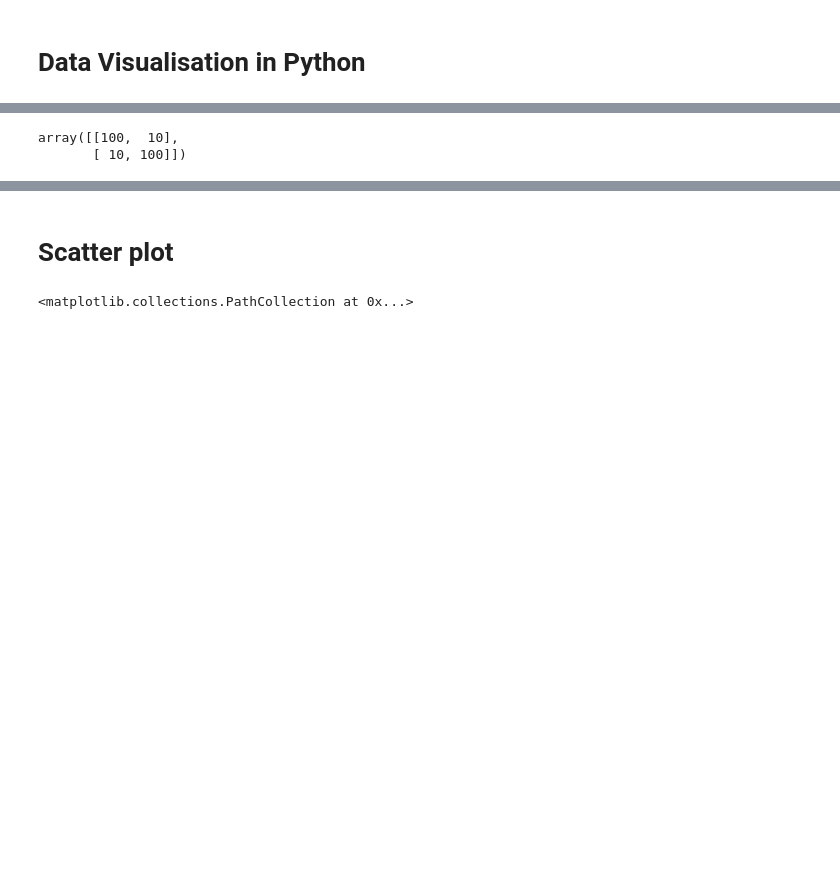
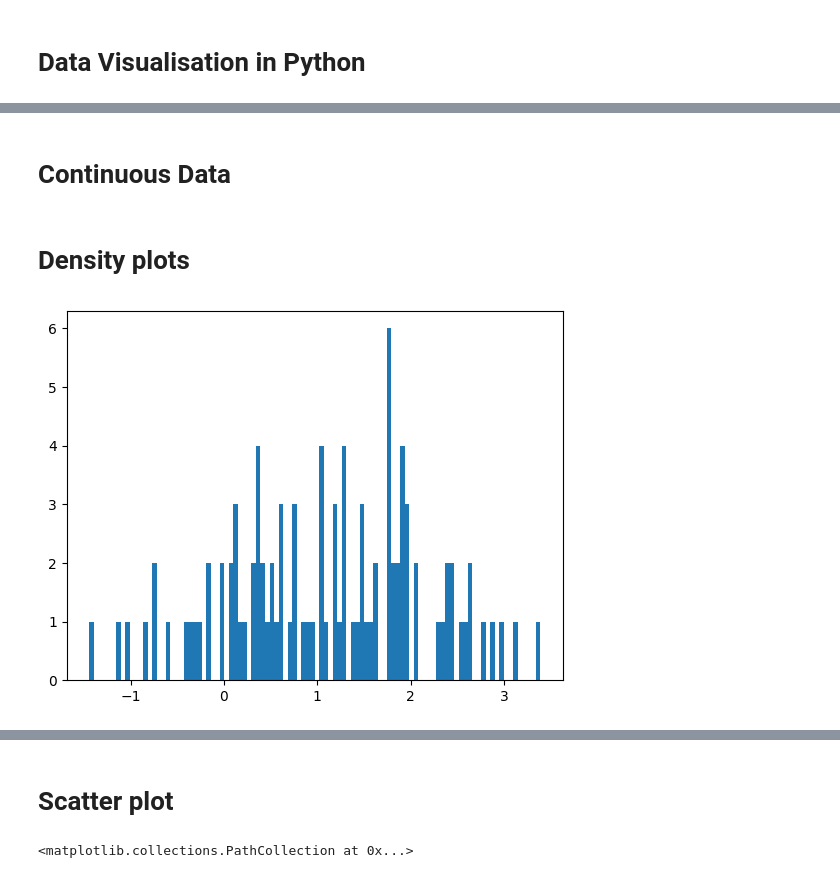
Before and after one commit to cbannard/lela60342_25-26, a Jupyter notebook: LELA30642_Week_8_DataVisualisation.ipynb, the cells around one changed output, grey strips where cells are left out. Cells and saved outputs as stored; diff of their text form; code cells hidden in the pictures; blank space fills up the shorter version.

```diff
--- a/LELA30642_Week_8_DataVisualisation.ipynb
+++ b/LELA30642_Week_8_DataVisualisation.ipynb
@@ -12,5 +18,7 @@ It has very good documentation and can handle all sorts of plot types (https://m
 import matplotlib.pyplot as plt
 import numpy as np
 import seaborn as sns
+# %% [markdown]
+# Continuous Data
 # %%
 rng = np.random.default_rng()
@@ -20,5 +28,2 @@ X=rng.multivariate_normal(mean, cov, 10000)
-# %%
-cov
-# %% [output]
-array([[100,  10],
-       [ 10, 100]])
+# %% [markdown]
+# Density plots
@@ -24,0 +32,4 @@ array([[100,  10],
+# %%
+plt.hist(X.T[0],bins=len(set(X.T[0])));
+# %% [output]
+[figure, added]
```
Also changed, not shown: parts of 29 cells of this notebook.
